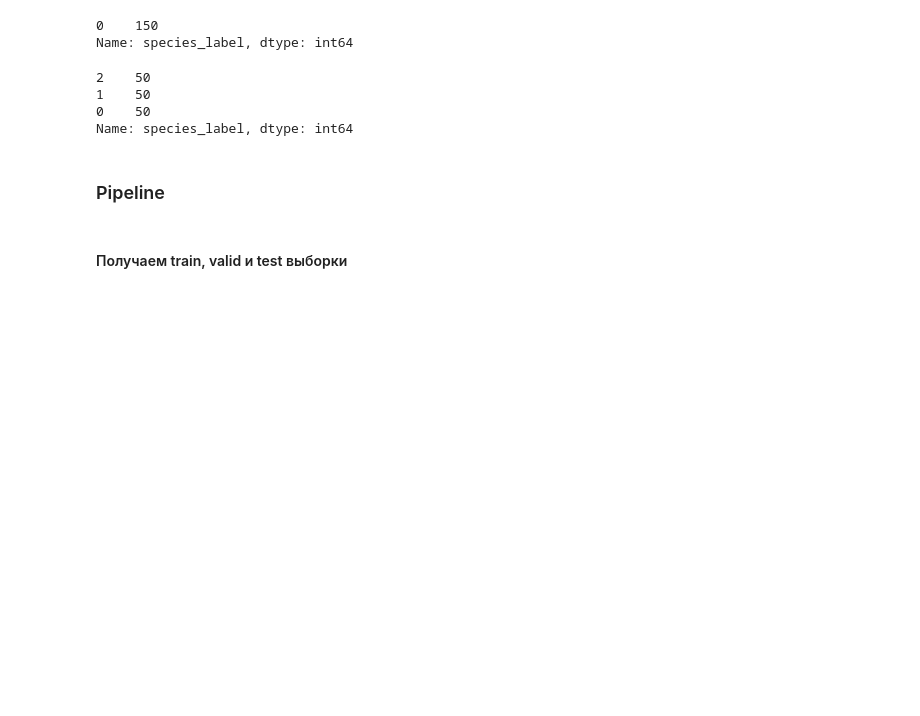
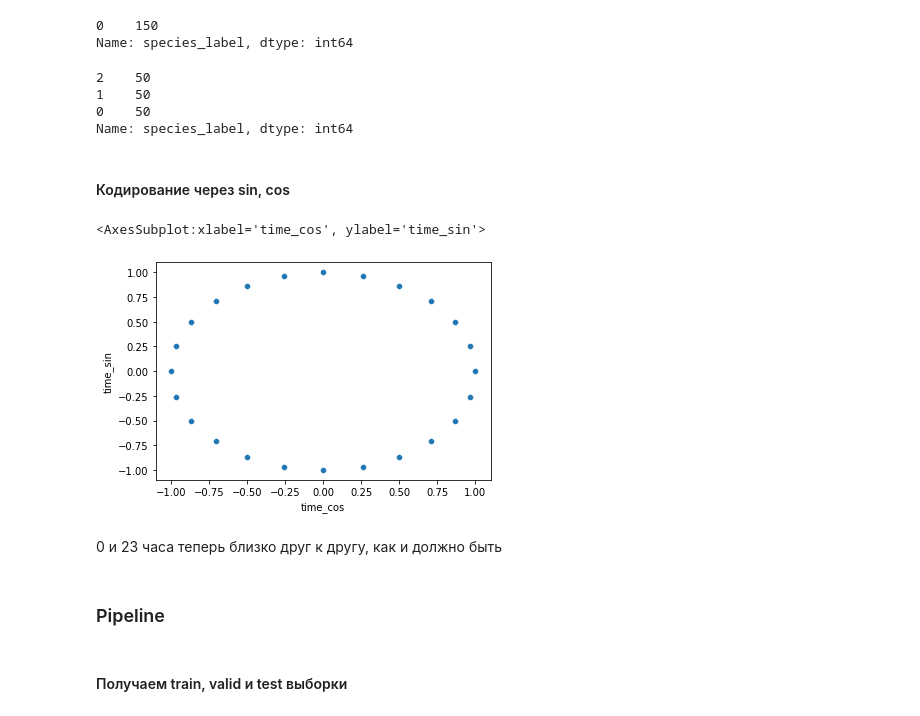
Before and after one commit to nikitosl/ML, a Jupyter notebook: ML Vacabulary.ipynb, the cells around one changed output. Drawn from its saved outputs; the diff is of its cells as text; code cells hidden in the pictures; blank space fills up the shorter version.

```diff
--- a/ML Vacabulary.ipynb
+++ b/ML Vacabulary.ipynb
@@ -998,6 +998,26 @@ create_label_encoding_with_min_count(iris_df, 'species', 20).value_counts()
 1    50
 0    50
 Name: species_label, dtype: int64
+# %% [markdown]
+#### Кодирование через sin, cos
+# %%
+time = np.arange(1, 25)
+hours_in_day = 24
+# %%
+time_sin = np.sin(2 * np.pi * time / hours_in_day)
+time_cos = np.cos(2 * np.pi * time / hours_in_day)
+# %%
+df = pd.DataFrame()
+df['time'] = time
+df['time_cos'] = time_cos
+df['time_sin'] = time_sin
+# %%
+sns.scatterplot(x=df['time_cos'], y=df['time_sin'])
+# %% [output]
+<AxesSubplot:xlabel='time_cos', ylabel='time_sin'>
+[figure, added]
+# %% [markdown]
+0 и 23 часа теперь близко друг к другу, как и должно быть
 # %% [markdown]
 ### Pipeline
 # %%
```
Also changed, not shown: parts of 2 cells of this notebook.
